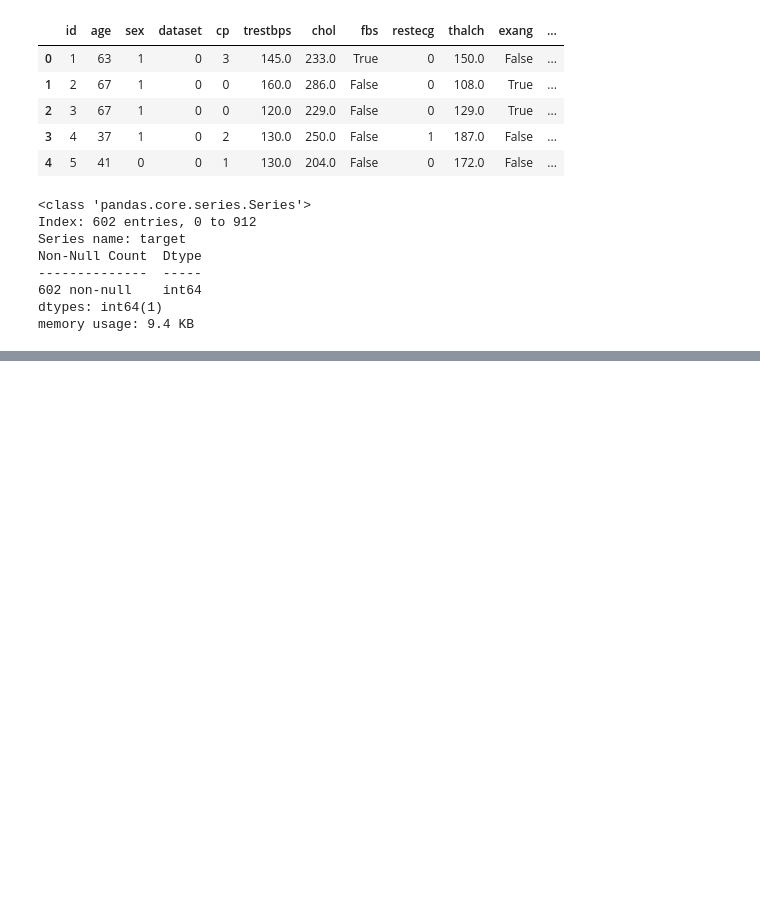
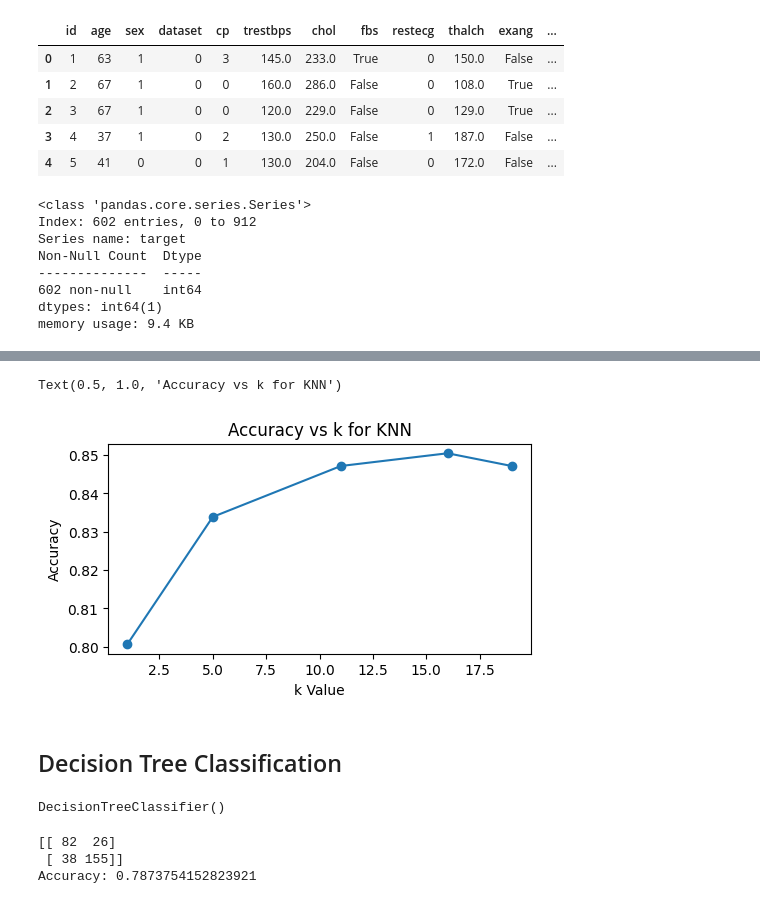
Before and after one commit to rutushah/Data-Driven-Insights-and-Predictive-Modeling, a Jupyter notebook: residency_deliverable1.ipynb, the cells around one changed output, grey strips where cells are left out. Drawn from its saved outputs; the diff is of its cells as text; code cells hidden in the pictures; blank space fills up the shorter version.

Commit message:
added knn and decision tree classifier

```diff
--- a/residency_deliverable1.ipynb
+++ b/residency_deliverable1.ipynb
@@ -357,0 +362,18 @@ for k in k_values:
+# %%
+plt.figure(figsize=(12, 6))
+plt.subplot(2, 2, 1)
+plt.plot(list(knn_results.keys()), list(knn_results.values()), marker='o')
+plt.xlabel('k Value')
+plt.ylabel('Accuracy')
+plt.title('Accuracy vs k for KNN')
+# %% [output]
+Text(0.5, 1.0, 'Accuracy vs k for KNN')
+[figure, added]
+# %% [markdown]
+## Decision Tree Classification
+# %%
+from sklearn.tree import DecisionTreeClassifier
+classifier = DecisionTreeClassifier()
+classifier.fit(X_train, y_train)
+# %% [output]
+DecisionTreeClassifier()
@@ -357,0 +382,8 @@ for k in k_values:
+# %%
+from sklearn.metrics import classification_report, confusion_matrix, accuracy_score
+print(confusion_matrix(y_test, y_pred))
+print('Accuracy:', accuracy_score(y_test,y_pred))
+# %% [output]
+[[ 82  26]
+ [ 38 155]]
+Accuracy: 0.7873754152823921
```
Also changed, not shown: parts of 16 cells of this notebook.
